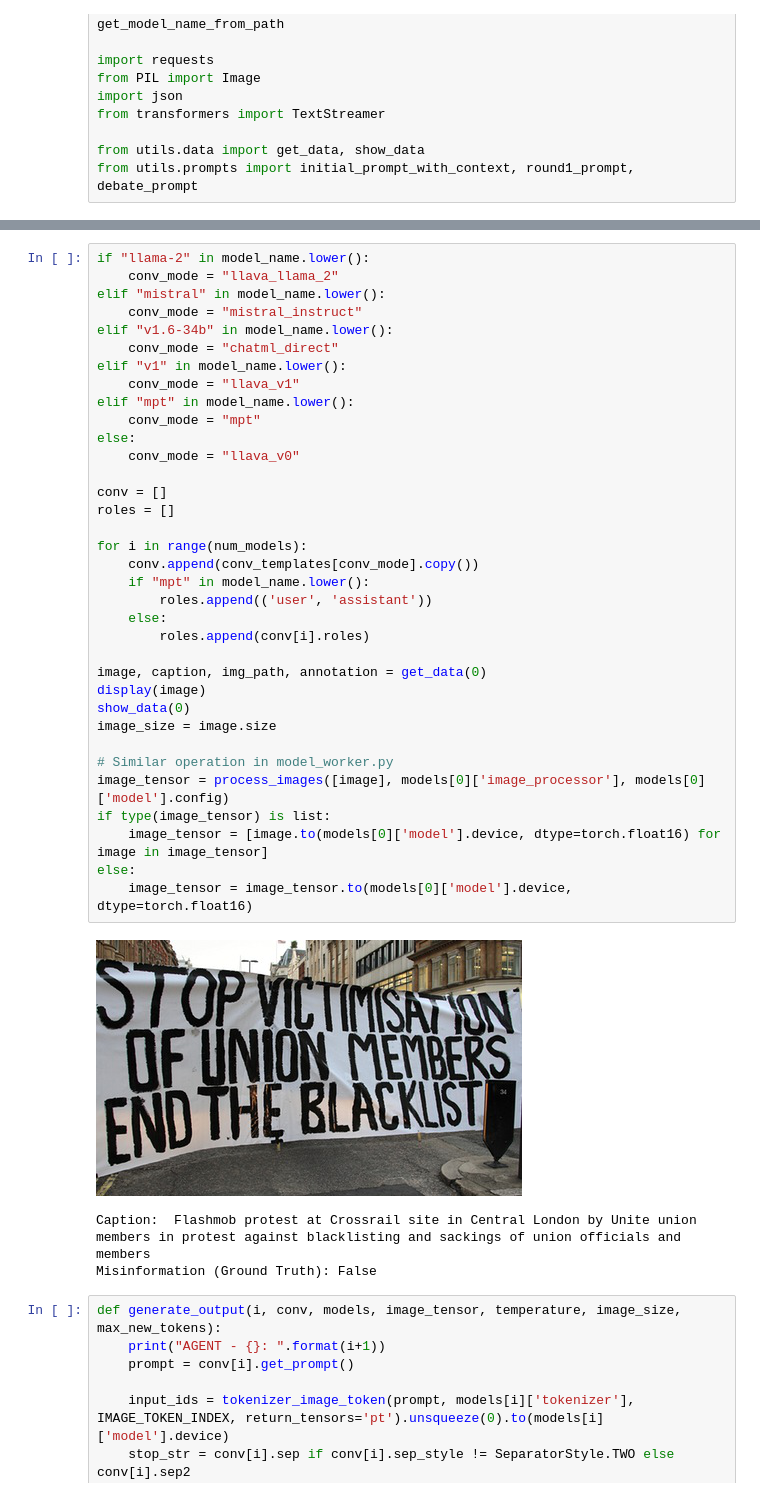
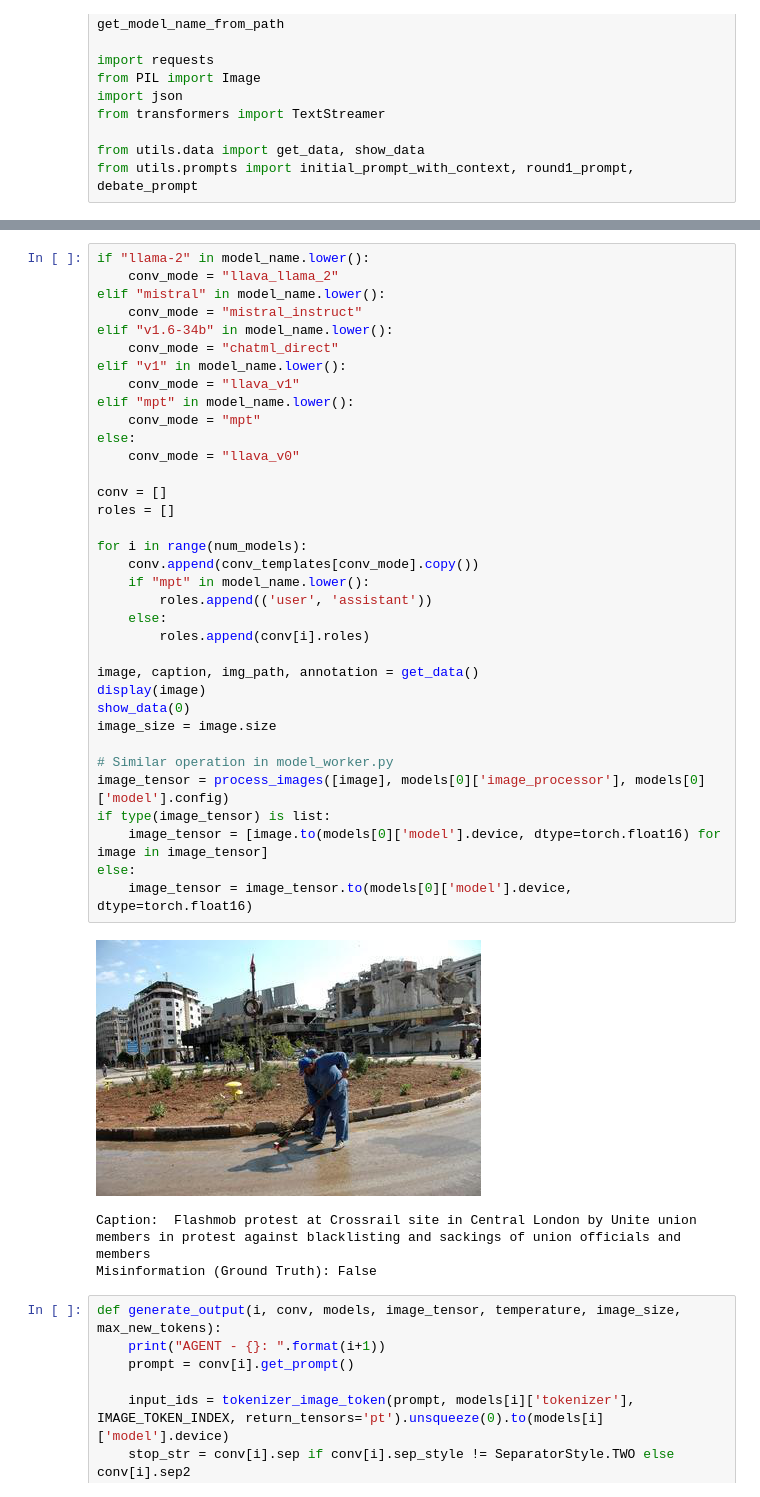
Before and after one commit to kumudlakara/MAD_Sherlock, a Jupyter notebook: experiments/exp14_debating_llava_adv_2.ipynb, the cells around one changed output, grey strips where cells are left out. Drawn from its saved outputs; the diff is of its cells as text.

```diff
--- a/experiments/exp14_debating_llava_adv_2.ipynb
+++ b/experiments/exp14_debating_llava_adv_2.ipynb
@@ -44,35 +43,35 @@ elif "mistral" in model_name.lower():
 elif "v1.6-34b" in model_name.lower():
     conv_mode = "chatml_direct"
 elif "v1" in model_name.lower():
     conv_mode = "llava_v1"
 elif "mpt" in model_name.lower():
     conv_mode = "mpt"
 else:
     conv_mode = "llava_v0"
 
 conv = []
 roles = []
 
 for i in range(num_models):
     conv.append(conv_templates[conv_mode].copy())
     if "mpt" in model_name.lower():
         roles.append(('user', 'assistant'))
     else:
         roles.append(conv[i].roles)
 
-image, caption, img_path, annotation = get_data(0)
+image, caption, img_path, annotation = get_data()
 display(image)
 show_data(0)
 image_size = image.size
 
 # Similar operation in model_worker.py
 image_tensor = process_images([image], models[0]['image_processor'], models[0]['model'].config)
 if type(image_tensor) is list:
     image_tensor = [image.to(models[0]['model'].device, dtype=torch.float16) for image in image_tensor]
 else:
     image_tensor = image_tensor.to(models[0]['model'].device, dtype=torch.float16)
 # %% [output]
-[figure, old version]
+[figure, new version]
 Caption:  Flashmob protest at Crossrail site in Central London by Unite union members in protest against blacklisting and sackings of union officials and members
 Misinformation (Ground Truth): False
 # %%
```
Also changed, not shown: parts of 4 cells of this notebook, 1 other file.
